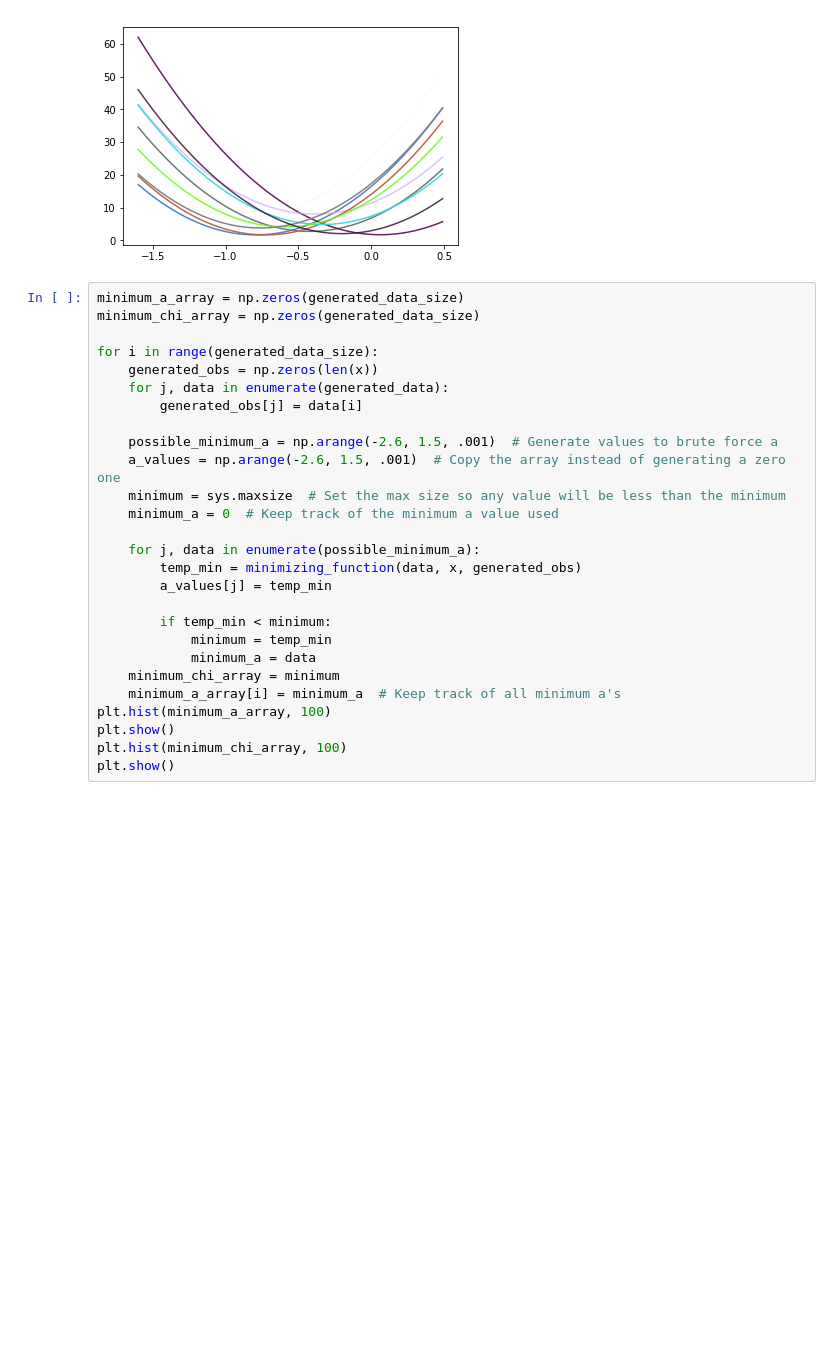
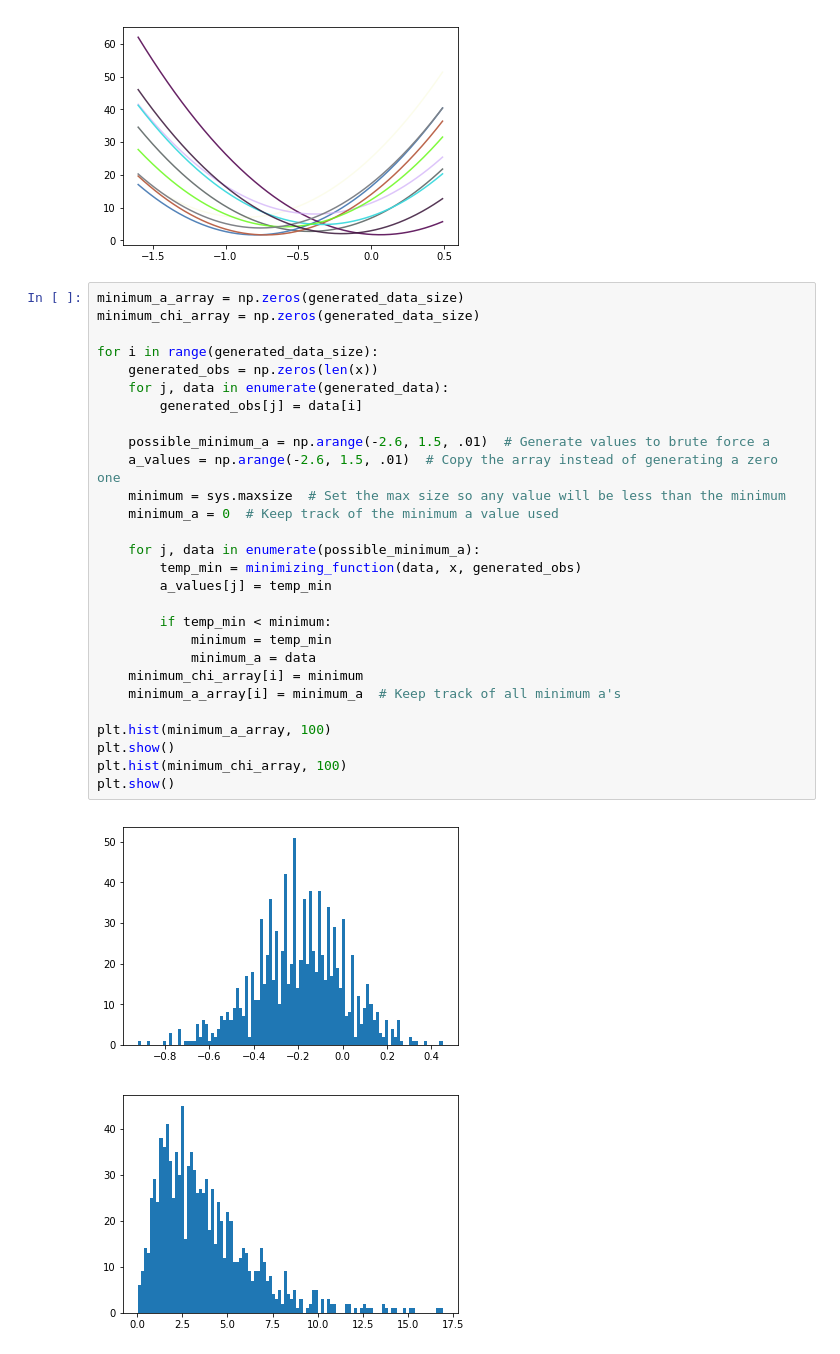
Before and after one commit to jeffschulthies/ASTR-3411, a Jupyter notebook: Week-5/Assignment.ipynb, the cells around one changed output. Cells and saved outputs as stored; diff of their text form; blank space fills up the shorter version.

Commit message:
Adding graphs

```diff
--- a/Week-5/Assignment.ipynb
+++ b/Week-5/Assignment.ipynb
@@ -229,27 +229,31 @@ plt.show()
 # %%
 minimum_a_array = np.zeros(generated_data_size)
 minimum_chi_array = np.zeros(generated_data_size)
 
 for i in range(generated_data_size):
     generated_obs = np.zeros(len(x))
     for j, data in enumerate(generated_data):
         generated_obs[j] = data[i]
 
-    possible_minimum_a = np.arange(-2.6, 1.5, .001)  # Generate values to brute force a
-    a_values = np.arange(-2.6, 1.5, .001)  # Copy the array instead of generating a zero one
+    possible_minimum_a = np.arange(-2.6, 1.5, .01)  # Generate values to brute force a
+    a_values = np.arange(-2.6, 1.5, .01)  # Copy the array instead of generating a zero one
     minimum = sys.maxsize  # Set the max size so any value will be less than the minimum
     minimum_a = 0  # Keep track of the minimum a value used
 
     for j, data in enumerate(possible_minimum_a):
         temp_min = minimizing_function(data, x, generated_obs)
         a_values[j] = temp_min
 
         if temp_min < minimum:
             minimum = temp_min
             minimum_a = data
-    minimum_chi_array = minimum
+    minimum_chi_array[i] = minimum
     minimum_a_array[i] = minimum_a  # Keep track of all minimum a's
+
 plt.hist(minimum_a_array, 100)
 plt.show()
 plt.hist(minimum_chi_array, 100)
 plt.show()
+# %% [output]
+[figure, added]
+[figure, added]
```
